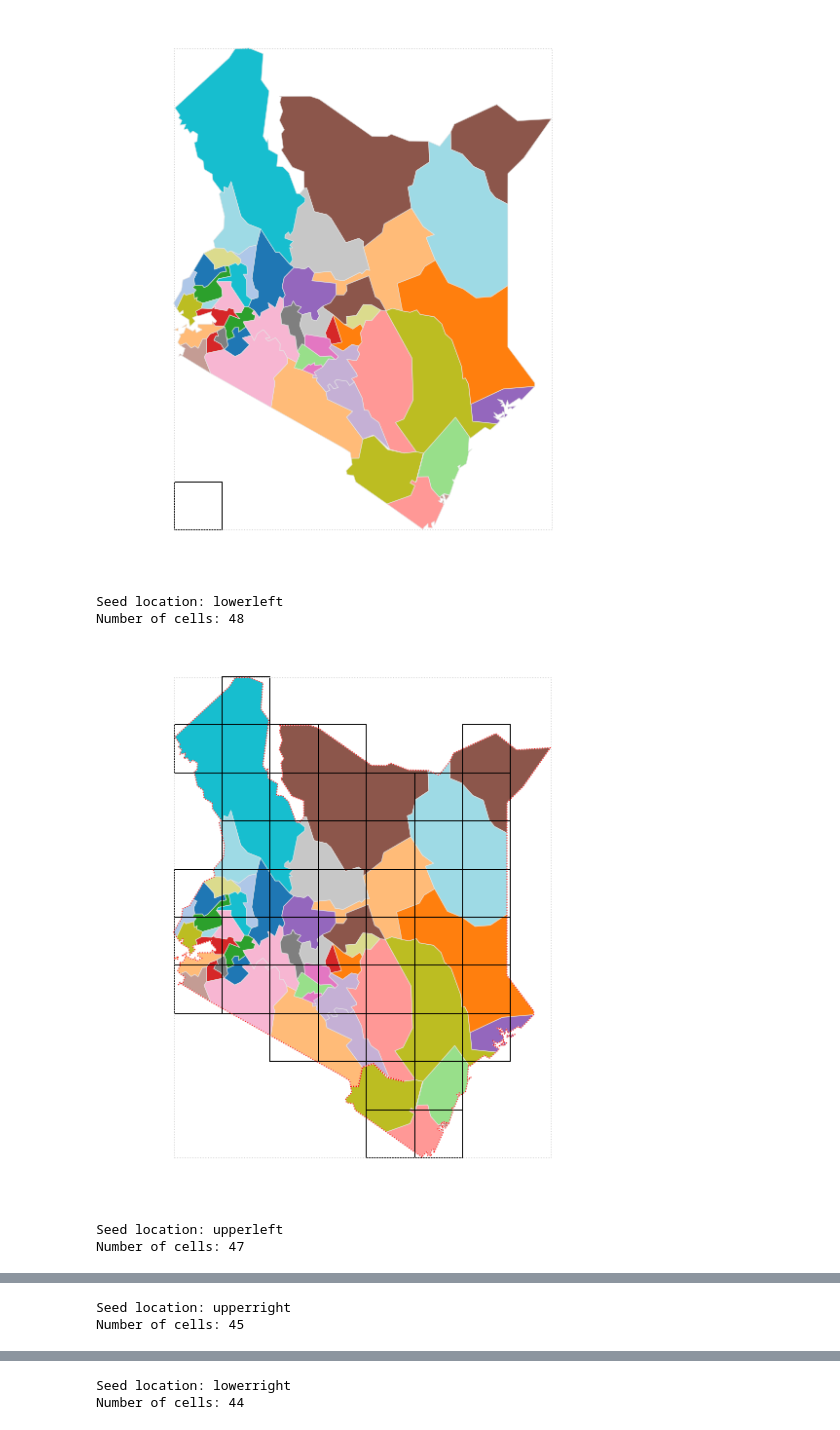
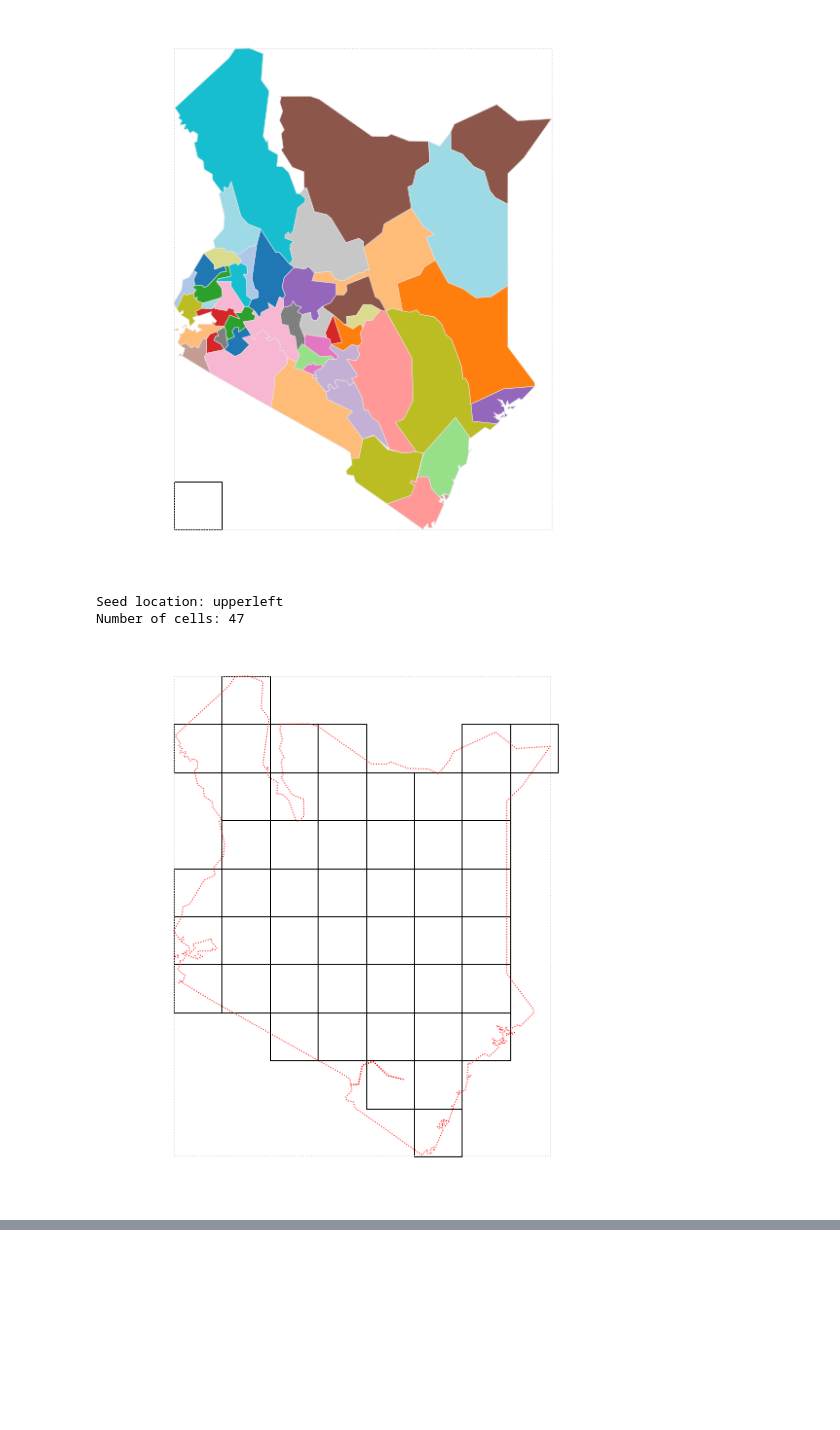
Before and after one commit to deitelberg/Python-projects, a Jupyter notebook: gridmap_tesselation_with_main.ipynb, the cells around one changed output, grey strips where cells are left out. Saved outputs shown, nothing was run; the diff lists cells and outputs as text; code cells hidden in the pictures; blank space fills up the shorter version.

```diff
--- a/gridmap_tesselation_with_main.ipynb
+++ b/gridmap_tesselation_with_main.ipynb
@@ -50,7 +56,7 @@ def dissolve_features(features):
 
     return features_dissolved_polygon, features_dissolved_gpd
 # %%
-outline_poly, outline_gpd = dissolve_features(counties)
+outline_poly, outline_gpd = dissolve_features(admin_polys)
 
 fig, ax = plt.subplots(1, figsize=(8, 8))
 ax.axis('off')
@@ -64,7 +70,7 @@ ax.annotate('Source: Kenya, 2018',
             color='0.4')
 
 outline_gpd.plot(color='white', ax=ax, linewidth=2, edgecolor='0.1')
-counties.plot(column='County', cmap='tab20', ax=ax, linewidth=0.5, edgecolor='0.9')
+admin_polys.plot(column=c.symbology_column, cmap='tab20', ax=ax, linewidth=0.5, edgecolor='0.9')
 plt.show()
 # %% [output]
 [figure]
@@ -107,7 +113,7 @@ def build_extent_polygon(features):
                                         coords_LR,
                                         coords_UR,
                                         coords_UL])
-    map_ext_gdf = gp.GeoDataFrame(pd.DataFrame({'Vertices': [map_ext_polygon]}), geometry='Vertices')
+    map_ext_gdf = gpd.GeoDataFrame(pd.DataFrame({c.geom_col: [map_ext_polygon]}), geometry=c.geom_col)
 
     return coords, map_ext_polygon, map_ext_gdf
 
@@ -139,13 +145,13 @@ def seed_box(bb, size, corner='lowerleft'):
     whys = {'min_y': LL[1], 'max_y': UR[1]}
     to_poly = geometry.Polygon([LL, LR, UR, UL])
     center = to_poly.centroid
-    box_coords = pd.DataFrame({'Vertices': [to_poly]})
-    box = gp.GeoDataFrame(box_coords, geometry='Vertices')
+    box_coords = pd.DataFrame({c.geom_col: [to_poly]})
+    box = gpd.GeoDataFrame(box_coords, geometry=c.geom_col)
     seed_coords = {'LL': LL, 'LR': LR, 'UR': UR, 'UL': UL}
 
     return box, center, whys
 # %%
-map_extent_coords, map_extent_poly, map_extent_gdf = build_extent_polygon(counties)
+map_extent_coords, map_extent_poly, map_extent_gdf = build_extent_polygon(admin_polys)
 
 tile_size = calculate_tile_size(map_extent_coords)
 print('Tile size: {}'.format(tile_size))
@@ -155,7 +161,7 @@ seed, centroid, x_coords = seed_box(bb=map_extent_coords, size=tile_size, corner
 # Plot things
 fig, ax = plt.subplots(1, figsize=(10, 10))
 ax.axis('off')
-counties.plot(column='County', cmap='tab20', ax=ax, linewidth=0.5, edgecolor='0.9')
+admin_polys.plot(column=c.symbology_column, cmap='tab20', ax=ax, linewidth=0.5, edgecolor='0.9')
 seed.plot(ax=ax, facecolor="none", edgecolor='black')
 map_extent_gdf.plot(ax=ax, facecolor="none", edgecolor='lightgrey', linestyle=':')
 plt.show()
@@ -196,8 +202,8 @@ def grow_another_box(seed_box, size=tile_size, corner='lowerleft'):
 
     to_poly = geometry.Polygon([LL, LR, UR, UL])
     center = to_poly.centroid
-    box_coords = pd.DataFrame({'Vertices': [to_poly]})
-    box = gp.GeoDataFrame(box_coords, geometry='Vertices')
+    box_coords = pd.DataFrame({c.geom_col: [to_poly]})
+    box = gpd.GeoDataFrame(box_coords, geometry=c.geom_col)
 
     return box, center, bb
 
@@ -251,53 +257,54 @@ def run_all(seed_loc):
     print('Seed location: {}'.format(start_point))
     tile_list = []
 
-    outline_poly, outline_gpd = dissolve_features(counties)
+    outline_poly, outline_gpd = dissolve_features(admin_polys)
 
-    map_extent_coords, map_extent_poly, map_extent_gdf = build_extent_polygon(counties)
+    map_extent_coords, map_extent_poly, map_extent_gdf = build_extent_polygon(admin_polys)
     updated_extent = copy.deepcopy(map_extent_coords)
 
     tile_size = calculate_tile_size(map_extent_coords)
 
     i=0
     not_enough_rows = True
-    while not_enough_rows:# and i<10:
+    while not_enough_rows:
         seed, centroid, seed_coords = seed_box(bb=updated_extent, size=tile_size, corner=start_point)
         not_enough_rows = map_extent_poly.contains(centroid)
 
         if not_enough_rows:
             tiles = build_row(seed, map_extent_poly, outline_poly, corner=start_point)
             if tile_center_in_feature(outline_poly, centroid): # If the seed tile centroid is in polygons
                 tiles += [seed]
 
             tile_list += tiles
             updated_extent = reset_seed_corner(seed_coords, updated_extent,  corner=start_point)
             i+=1
 
     # Merge tiles to one GeoDataFrame
     print('Number of cells: {}'.format(len(tile_list)))
-    all_tiles = gp.GeoDataFrame(pd.concat(tile_list, ignore_index=True), crs=tiles[0].crs, geometry='Vertices')
+    all_tiles = gpd.GeoDataFrame(pd.concat(tile_list, ignore_index=True), crs=tiles[0].crs, geometry=c.geom_col)
+    all_tiles[c.tile_id] = all_tiles.index #Create index column, for later ID
 
     # Plot that
     fig, ax = plt.subplots(1, figsize=(10, 10))
     ax.axis('off')
-    counties.plot(column='County', cmap='tab20', ax=ax, linewidth=0.5, edgecolor='0.9')
+    #admin_polys.plot(column=c.symbology_column, cmap='tab20', ax=ax, linewidth=0.5, edgecolor='0.9')
     all_tiles.plot(ax=ax, facecolor="none", edgecolor='black')
     map_extent_gdf.plot(ax=ax, facecolor="none", edgecolor='lightgrey', linestyle=':')
     outline_gpd.plot(ax=ax, facecolor="none", edgecolor='red', linestyle=':')
 
     plt.show()
 
+    return all_tiles
 
 def main():
-    run_all('lowerleft')
+    #run_all('lowerleft')
     run_all('upperleft')
-    run_all('upperright')
-    run_all('lowerright')
+    #run_all('upperright')
+    #run_all('lowerright')
 
-main()
+#main() #Commented out for testing
+all_tiles = run_all('upperleft')
 # %% [output]
-Seed location: lowerleft
-Number of cells: 48
+Seed location: upperleft
+Number of cells: 47
-[figure, old version]
+[figure, new version]
-Seed location: upperleft
-Number of cells: 47
@@ -305,2 +310,0 @@ Number of cells: 47
-Seed location: upperright
-Number of cells: 45
@@ -308,2 +310,0 @@ Number of cells: 45
-Seed location: lowerright
-Number of cells: 44
```
Also changed, not shown: parts of 5 cells of this notebook.
